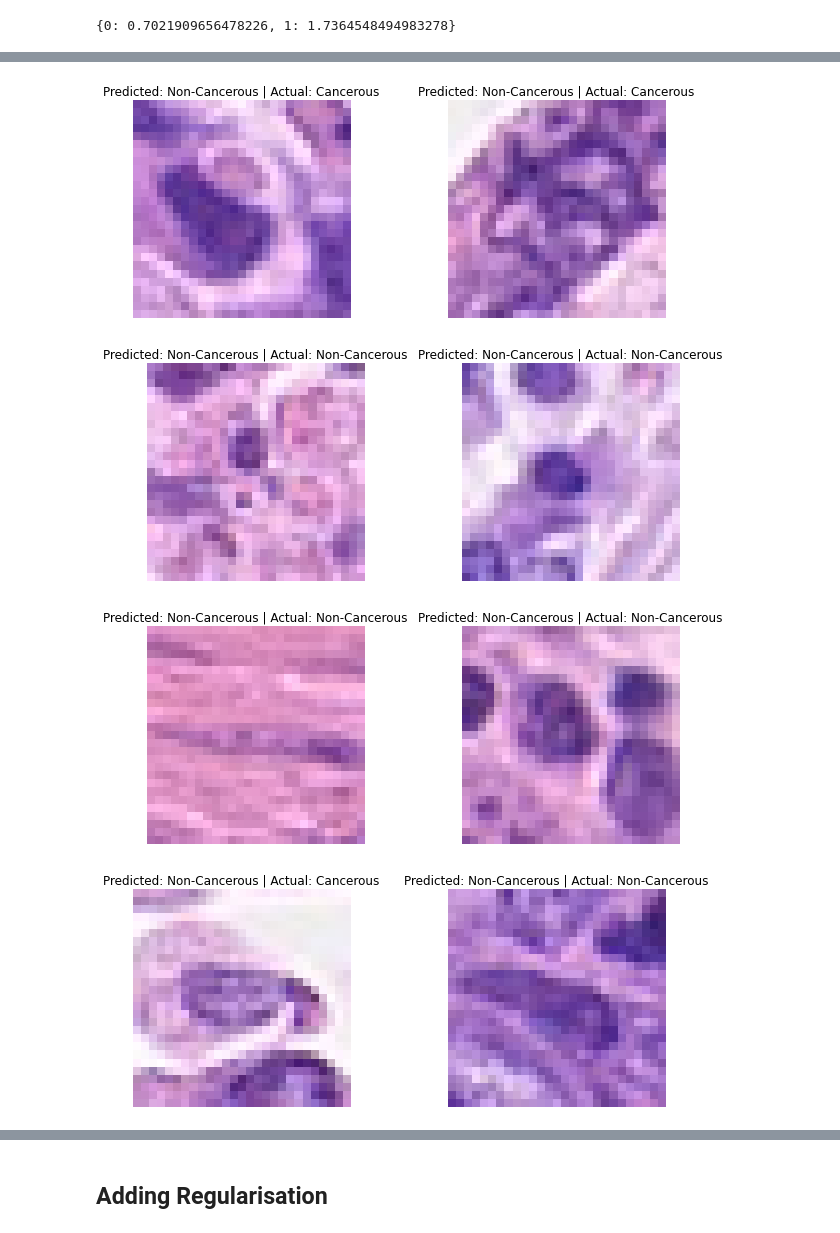
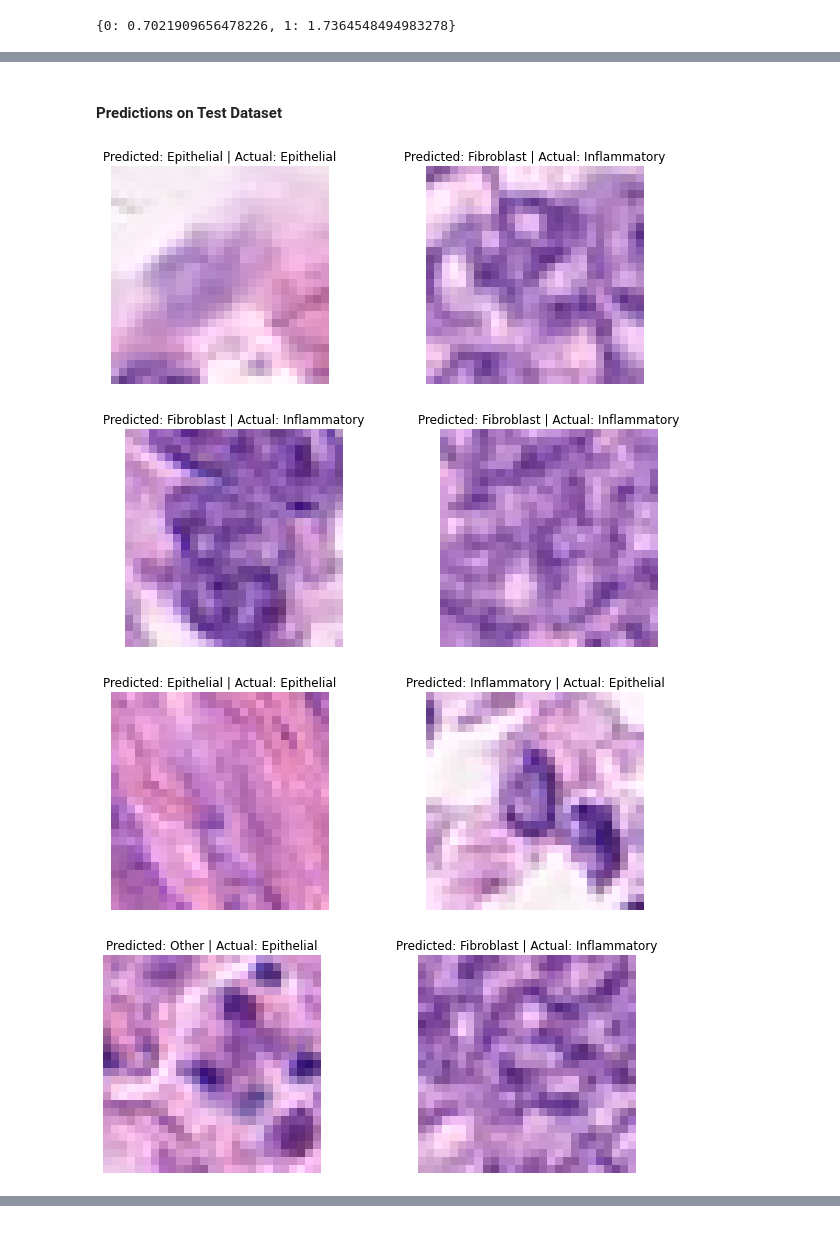
Before and after one commit to Transhumanistx/CML_ColonCancer, a Jupyter notebook: colon_cancer_classification_s3797901_s3717205_.ipynb, the cells around one changed output, grey strips where cells are left out. Cells and saved outputs as stored; diff of their text form; code cells hidden in the pictures.

Commit message:
Implemented Bayesian Model Cell Type Classification and General Tidying

```diff
--- a/colon_cancer_classification_s3797901_s3717205_.ipynb
+++ b/colon_cancer_classification_s3797901_s3717205_.ipynb
@@ -414,0 +323,6 @@ plot(hist)
+# %%
+history_CNN = model_CNN.fit(train_generator,
+                            batch_size = 32,
+                            epochs = 60,
+                            validation_data = validation_generator,
+                            verbose = 1)
@@ -414,0 +342,24 @@ plot(hist)
+# %%
+# Examples of the predicted results against the actual data on the test set
+label_names = {'Non-Cancerous' : 0, 'Cancerous' : 1}
+
+z = 0
+while z < 5:
+  d_inv = {v: k for k, v in label_names.items()}
+  plt.figure(figsize=(16, 4))
+  batches = 0
+  for x, y in test_generator:
+          batches = batches + 1
+          y_hat = model_CNN.predict(x, verbose=0)
+          x = np.squeeze(x)
+          if batches < 3:
+              plt.subplot(1, 3, batches)
+              plt.imshow(x)
+              plt.title("Predicted: {} | Actual: {}".format(d_inv[np.argmax(y_hat[0])], d_inv[np.argmax(y[0])]))
+
+          else:
+              break
+
+          plt.axis('off')
+
+  z = z + 1
@@ -1253,0 +1360,8 @@ Confusion matrix, without normalization
+# %%
+celltype_model_bayes.compile(loss = negative_log_likelihood,
+                                    optimizer = Adam(learning_rate = 0.005),
+                                    metrics = ['accuracy'],
+                                    experimental_run_tf_function = False)
+
+# Generate image data
+train_generator, validation_generator, test_generator = generate_image_data('cellType', 'categorical')
@@ -1618,29 +1694,31 @@ base_model.evaluate(test_generator)
+# %% [markdown]
+#### Predictions on Test Dataset
 # %%
 # Examples of the predicted results against the actual data on the test set
-label_names = {'Non-Cancerous' : 0, 'Cancerous' : 1}
+label_names = {'Epithelial' : 0, 'Inflammatory' : 1, 'Fibroblast' : 2, 'Other' : 3}
 
 z = 0
 while z < 5:
   d_inv = {v: k for k, v in label_names.items()}
   plt.figure(figsize=(16, 4))
   batches = 0
   for x, y in test_generator:
           batches = batches + 1
           y_hat = model.predict(x, verbose=0)
           x = np.squeeze(x)
           if batches < 3:
               plt.subplot(1, 3, batches)
               plt.imshow(x)
               plt.title("Predicted: {} | Actual: {}".format(d_inv[np.argmax(y_hat[0])], d_inv[np.argmax(y[0])]))
 
           else:
               break
 
           plt.axis('off')
 
   z = z + 1
 # %% [output]
-[figure, old version]
+[figure, new version]
-[figure, old version]
+[figure, new version]
-[figure, old version]
+[figure, new version]
-[figure, old version]
+[figure, new version]
@@ -1648,2 +1725,0 @@ while z < 5:
-# %% [markdown]
-## Adding Regularisation
```
Also changed, not shown: parts of 96 cells of this notebook.
